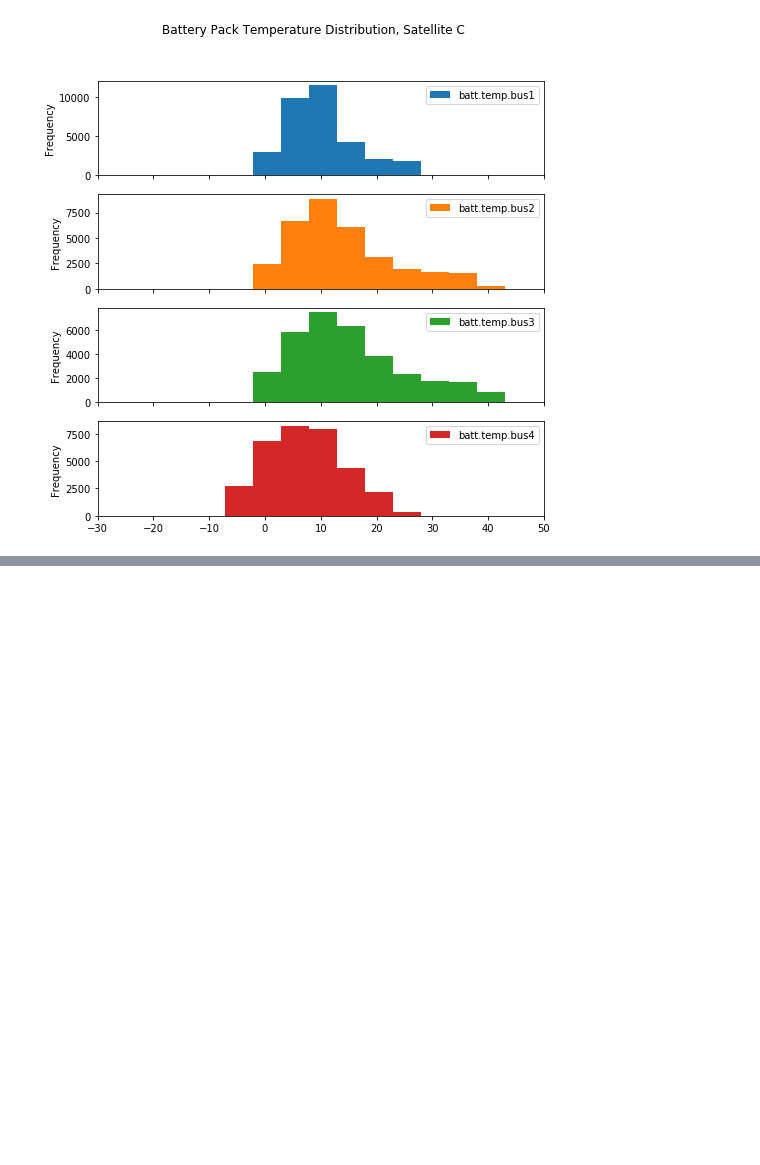
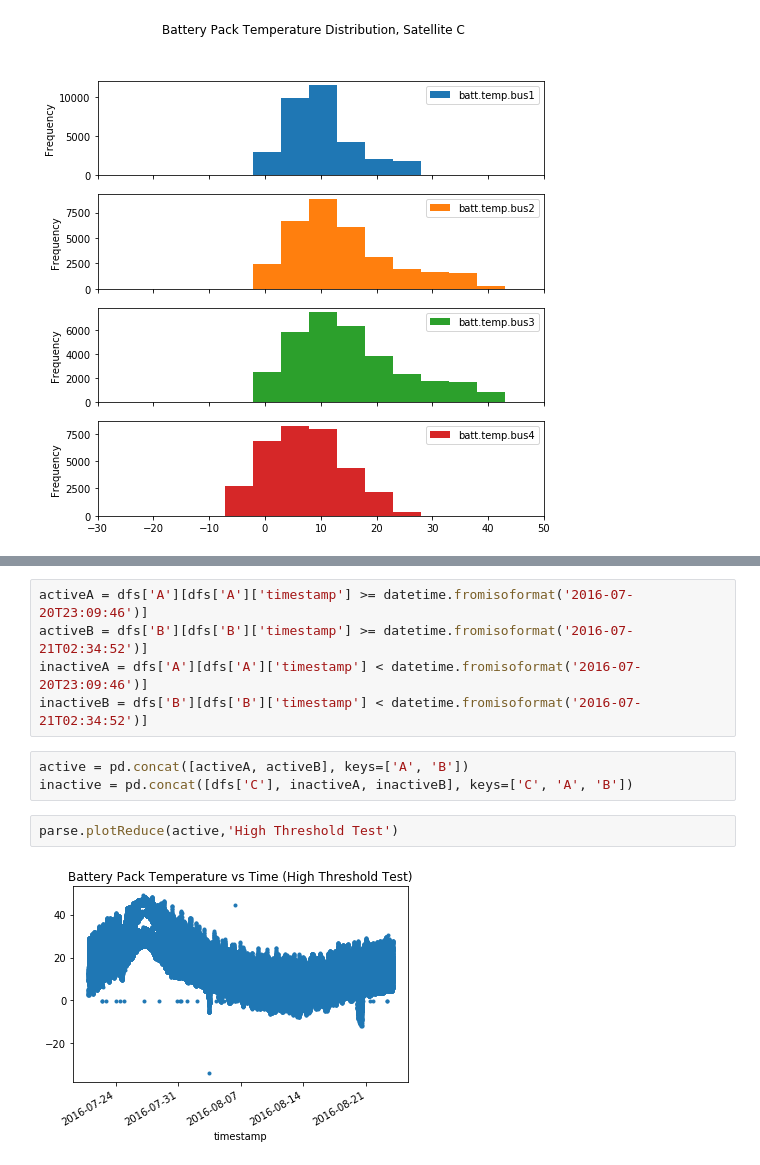
Before and after one commit to cullenself/battery_temp, a Jupyter notebook: Heater Thresholds.ipynb, the cells around one changed output, grey strips where cells are left out. Drawn from its saved outputs; the diff is of its cells as text; blank space fills up the shorter version.

Commit message:
Filter to High and Low threshold comparision

```diff
--- a/Heater Thresholds.ipynb
+++ b/Heater Thresholds.ipynb
@@ -26,0 +22,12 @@ for sat in sorted(dfs.keys()):
+# %%
+activeA = dfs['A'][dfs['A']['timestamp'] >= datetime.fromisoformat('2016-07-20T23:09:46')]
+activeB = dfs['B'][dfs['B']['timestamp'] >= datetime.fromisoformat('2016-07-21T02:34:52')]
+inactiveA = dfs['A'][dfs['A']['timestamp'] < datetime.fromisoformat('2016-07-20T23:09:46')]
+inactiveB = dfs['B'][dfs['B']['timestamp'] < datetime.fromisoformat('2016-07-21T02:34:52')]
+# %%
+active = pd.concat([activeA, activeB], keys=['A', 'B'])
+inactive = pd.concat([dfs['C'], inactiveA, inactiveB], keys=['C', 'A', 'B'])
+# %%
+parse.plotReduce(active,'High Threshold Test')
+# %% [output]
+[figure, added]
```
Also changed, not shown: parts of 5 cells of this notebook, 1 other file.
